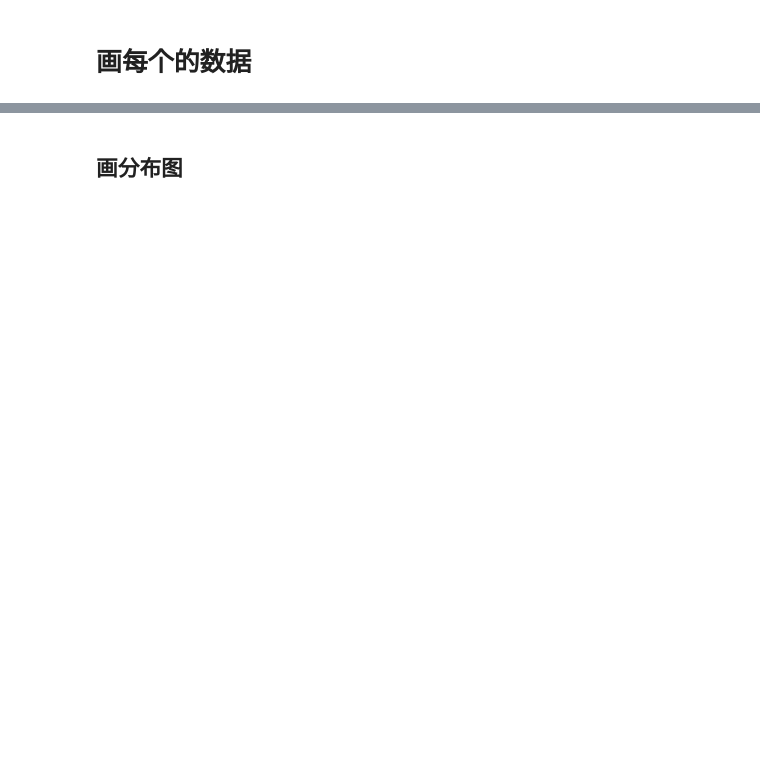
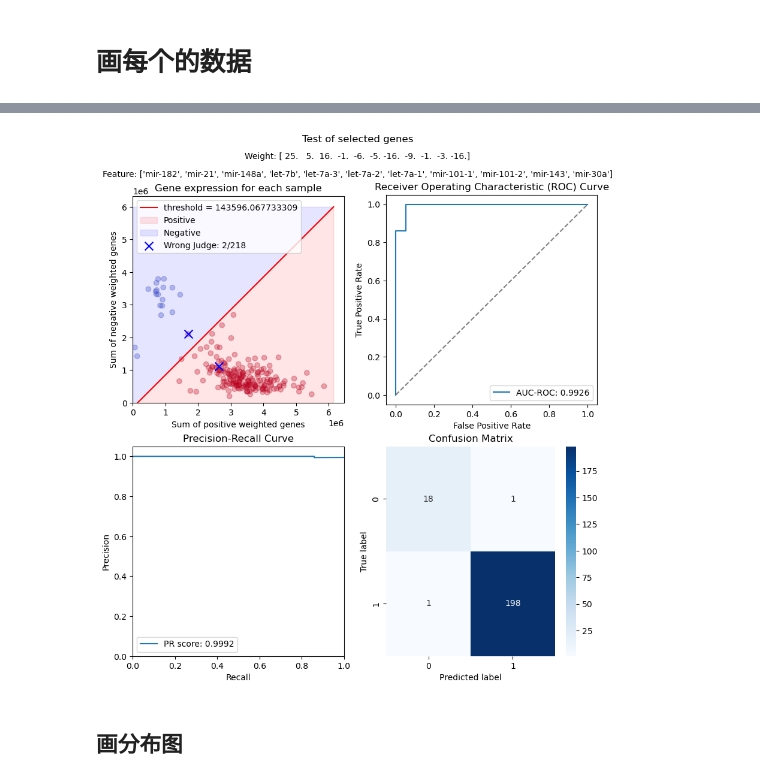
Before and after one commit to yeouyang326/digital-encoding-of-miRNA, a Jupyter notebook: tcgaplot.ipynb, the cells around one changed output, grey strips where cells are left out. Cells and saved outputs as stored; diff of their text form; code cells hidden in the pictures; blank space fills up the shorter version.

Commit message:
Update output

```diff
--- a/tcgaplot.ipynb
+++ b/tcgaplot.ipynb
@@ -131,3 +128,85 @@ ax.axhline(y=threshold, color='r', linestyle='-')
+# %%
+zipped = zip(weight, feature)
+# select weight > 0
+feature_pos = [x for x in zipped if x[0] > 0]
+feature_pos = [x[1] for x in feature_pos]
+# Assuming testdata_mean is a pandas DataFrame
+testdata_mean['pos_sum'] = testdata_mean[feature_pos].sum(axis=1)
+# neg
+testdata_mean['neg_sum'] = testdata_mean['pos_sum'] - testdata_mean['sum']
+# error
+testdata_mean['error_indices'] = ((testdata_mean['pos_sum'] - testdata_mean['neg_sum'] - threshold > 0) & (testdata_mean['target'] == 0)) | ((testdata_mean['pos_sum'] - testdata_mean['neg_sum'] - threshold < 0) & (testdata_mean['target'] == 1))
+# %%
+fig, axs = plt.subplots(2, 2, figsize=(10, 10))
+
+# 1. 错误点标注图
+axs[0, 0].scatter(testdata_mean['pos_sum'], testdata_mean['neg_sum'], c=testdata_mean['target'], cmap='coolwarm', alpha=0.3)
+axs[0, 0].set_xlabel('Sum of positive weighted genes')
+axs[0, 0].set_ylabel('Sum of negative weighted genes')
+axs[0, 0].set_title('Gene expression for each sample')
+axs[0, 0].set_aspect('equal')
+
+x_vals = np.array(axs[0, 0].get_xlim())
+y_vals = x_vals - threshold
+axs[0, 0].plot(x_vals, y_vals, color='red', label=f'threshold = {threshold}')
+axs[0, 0].fill_between(x_vals, y_vals, ax.get_ylim()[0], color='red', alpha=0.1, label='Positive')
+axs[0, 0].fill_betweenx(y_vals,x_vals, 0, color='blue', alpha=0.1, label='Negative')
+
+axs[0, 0].set_xlim(0, axs[0, 0].get_xlim()[1])
+axs[0, 0].set_ylim(0, axs[0, 0].get_ylim()[1])
+num_errors = len(testdata_mean['pos_sum'][testdata_mean['error_indices']])
+
+axs[0, 0].scatter(testdata_mean['pos_sum'][testdata_mean['error_indices']], testdata_mean['neg_sum'][testdata_mean['error_indices']], color='b', marker='x', s=100, label=f'Wrong Judge: {num_errors}/{len(testdata_mean)}')
+axs[0, 0].legend()
+
+# 2. AUC-ROC曲线
+fpr, tpr, thresholds = roc_curve(testdata_mean['target'], testdata_mean['pos_sum'] - testdata_mean['neg_sum'])
+auc_roc = roc_auc_score(testdata_mean['target'], testdata_mean['pos_sum'] - testdata_mean['neg_sum'])
+
+axs[0, 1].plot(fpr, tpr, label=f'AUC-ROC: {auc_roc:.4f}')
+axs[0, 1].plot([0, 1], [0, 1], color='gray', linestyle='--')
+axs[0, 1].set_xlabel('False Positive Rate')
+axs[0, 1].set_ylabel('True Positive Rate')
+axs[0, 1].set_title('Receiver Operating Characteristic (ROC) Curve')
+axs[0, 1].legend()
+
+# 3. PR
+precision, recall, thresholds = precision_recall_curve(testdata_mean['target'], testdata_mean['pos_sum'] - testdata_mean['neg_sum'])
+auc_pr = average_precision_score(testdata_mean['target'], testdata_mean['pos_sum'] - testdata_mean['neg_sum'])
+
+axs[1, 0].plot(recall, precision, label=f'PR score: {auc_pr:.4f}')
+axs[1, 0].set_xlabel('Recall')
+axs[1, 0].set_ylabel('Precision')
+axs[1, 0].set_title('Precision-Recall Curve')
+axs[1, 0].set_ylim([0.0, 1.05])
+axs[1, 0].set_xlim([0.0, 1.0])
+axs[1, 0].legend()
+
+# 4. confusion_matrix
+predictions = (testdata_mean['pos_sum'] - testdata_mean['neg_sum'] > threshold).astype(int)
+confusion = confusion_matrix(testdata_mean['target'], predictions)
+
+sns.heatmap(confusion, annot=True, fmt='d', cmap='Blues', ax=axs[1, 1])
+axs[1, 1].set_xlabel('Predicted label')
+axs[1, 1].set_ylabel('True label')
+axs[1, 1].set_title('Confusion Matrix')
+
+
+# 添加整个大图的标题
+fig.suptitle('Test of selected genes')
+
+# 在图片上部添加weight和feature
+fig.text(0.5, 0.94, f'Weight: {weight}', ha='center')
+feature_paint = [feature_.replace('hsa-', '') for feature_ in feature]
+fig.text(0.5, 0.91, f'Feature: {feature_paint}', ha='center')
+
+# 背景透明
+fig.patch.set_alpha(0) # type: ignore
+# 存svg
+fig.savefig(f'./output/{dataset_name}_{weight}_{feature}.svg', bbox_inches='tight')
+plt.show()
+# %% [output]
+[figure, added]
 # %% [markdown]
 ## 画分布图
 # %%
```
Also changed, not shown: parts of 5 cells of this notebook.
